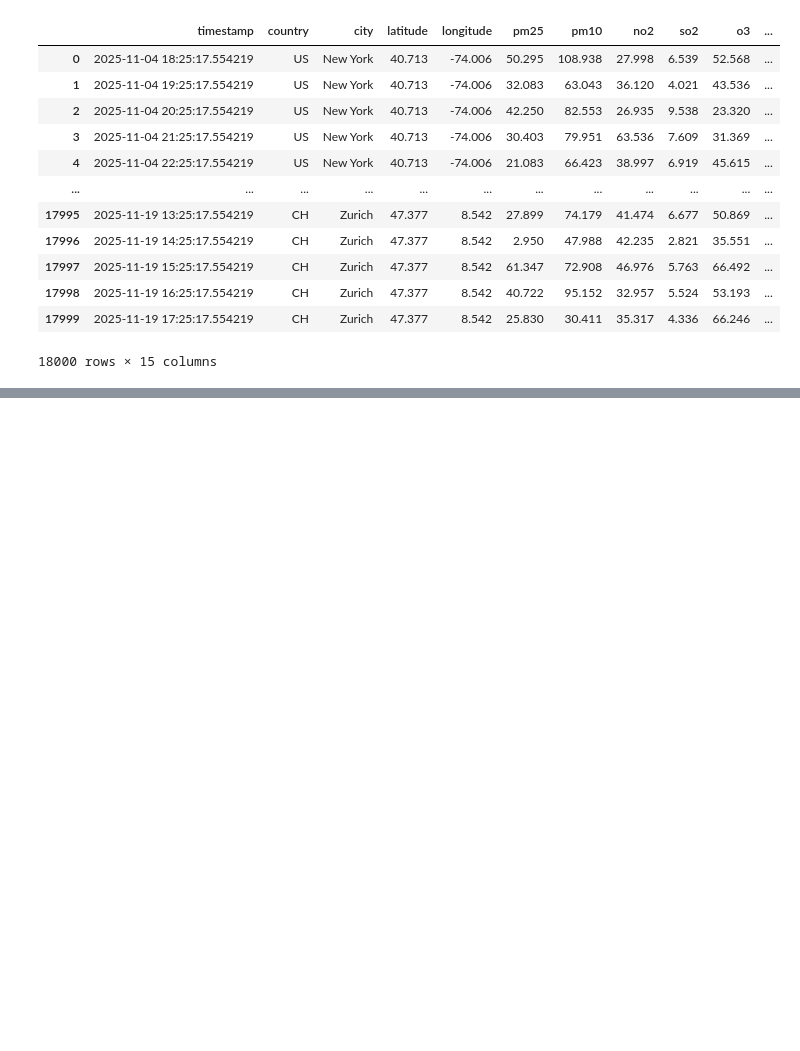
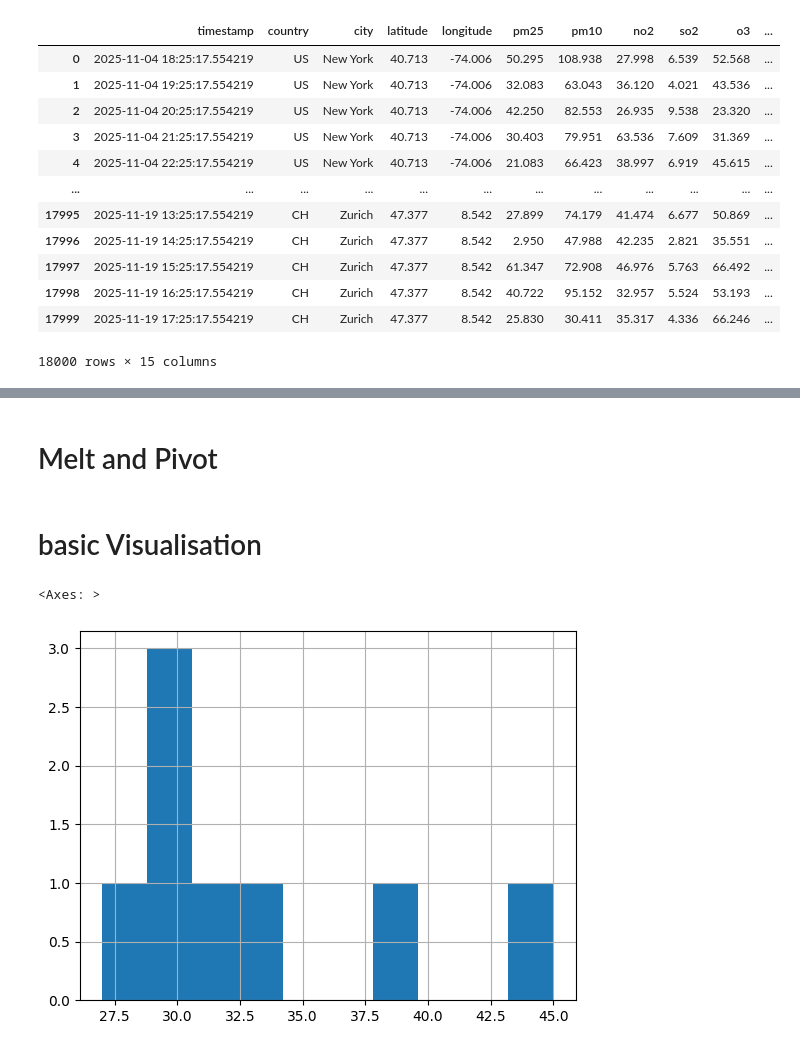
Before and after one commit to Sayansh2004/AI-ML, a Jupyter notebook: pandas/pandas.ipynb, the cells around one changed output, grey strips where cells are left out. Saved outputs shown, nothing was run; the diff lists cells and outputs as text; code cells hidden in the pictures; blank space fills up the shorter version.

```diff
--- a/pandas/pandas.ipynb
+++ b/pandas/pandas.ipynb
@@ -89,0 +319,4 @@ df
+# %%
+df=pd.read_csv("raw_data.csv")
+
+df2=df.copy()
@@ -89,0 +470,2 @@ df
+# %% [markdown]
+# Melt and Pivot
@@ -89,0 +486,12 @@ df
+# %% [markdown]
+# basic Visualisation
+# %%
+# hist()
+# plot()
+
+# usually we use matplotlib for this
+
+df["age"].hist()
+# %% [output]
+<Axes: >
+[figure, added]
```
Also changed, not shown: parts of 35 cells of this notebook, 2 other files.
